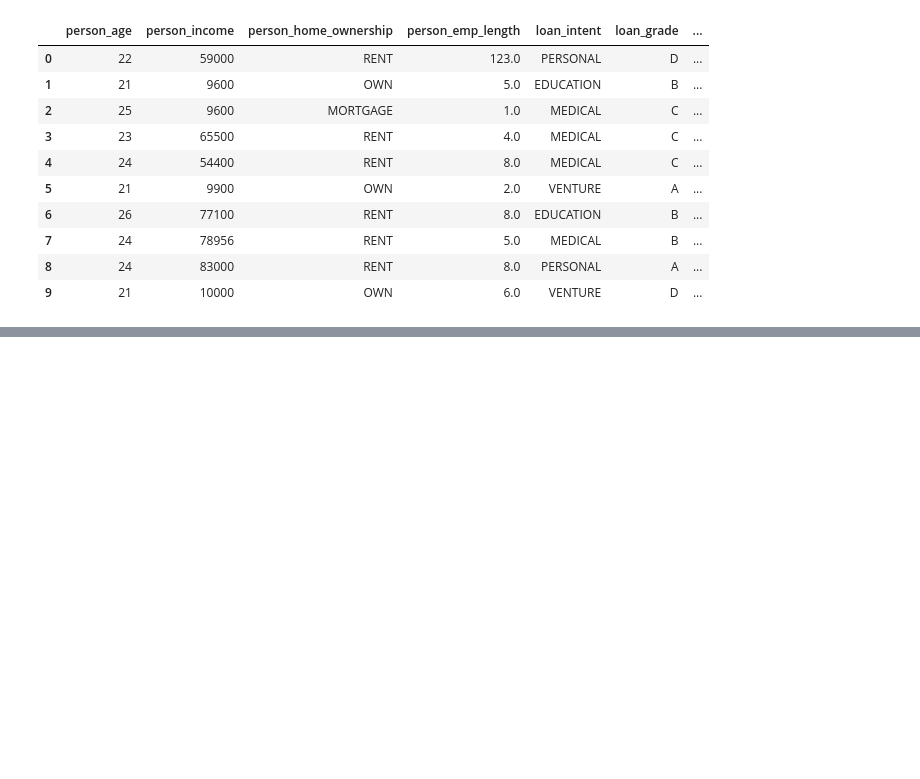
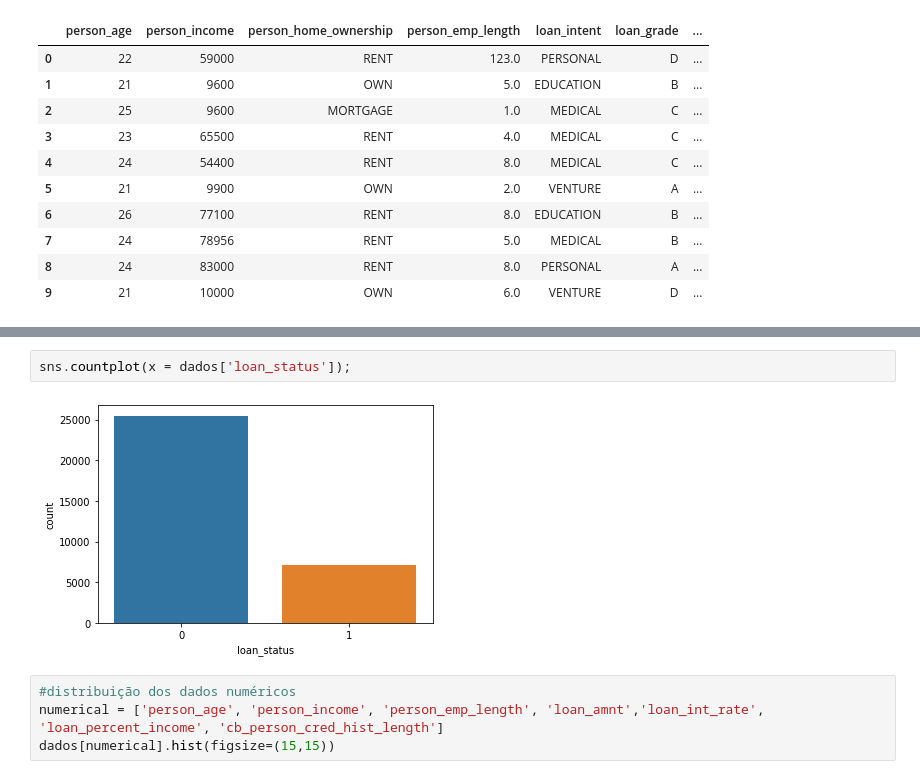
Before and after one commit to marcosmhs/AnaliseCredito, a Jupyter notebook: AnaliseCredito.ipynb, the cells around one changed output, grey strips where cells are left out. Saved outputs shown, nothing was run; the diff lists cells and outputs as text; blank space fills up the shorter version.

```diff
--- a/AnaliseCredito.ipynb
+++ b/AnaliseCredito.ipynb
@@ -55,0 +104,8 @@ dados[dados['person_income'] >= 70000]
+# %%
+sns.countplot(x = dados['loan_status']);
+# %% [output]
+[figure, added]
+# %%
+#distribuição dos dados numéricos
+numerical = ['person_age', 'person_income', 'person_emp_length', 'loan_amnt','loan_int_rate', 'loan_percent_income', 'cb_person_cred_hist_length']
+dados[numerical].hist(figsize=(15,15))
```
Also changed, not shown: parts of 15 cells of this notebook, 1 other file.
